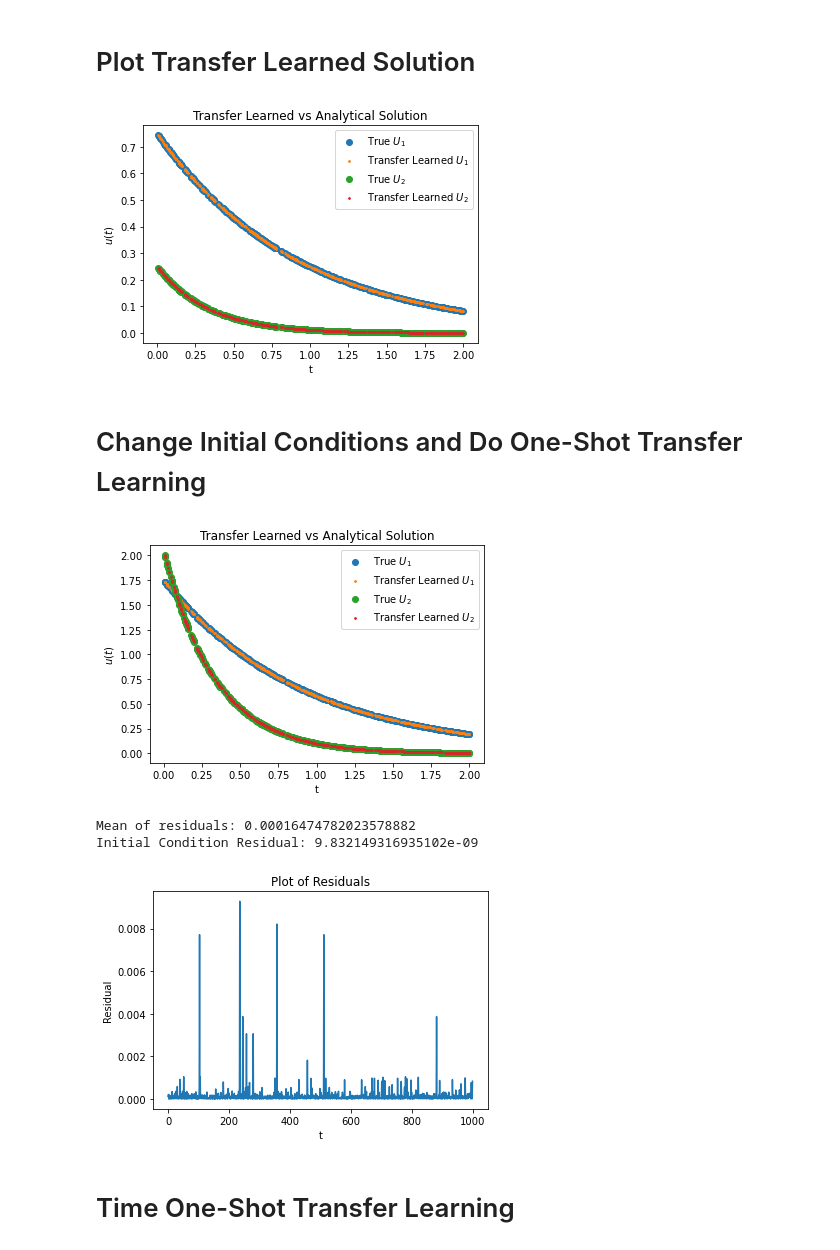
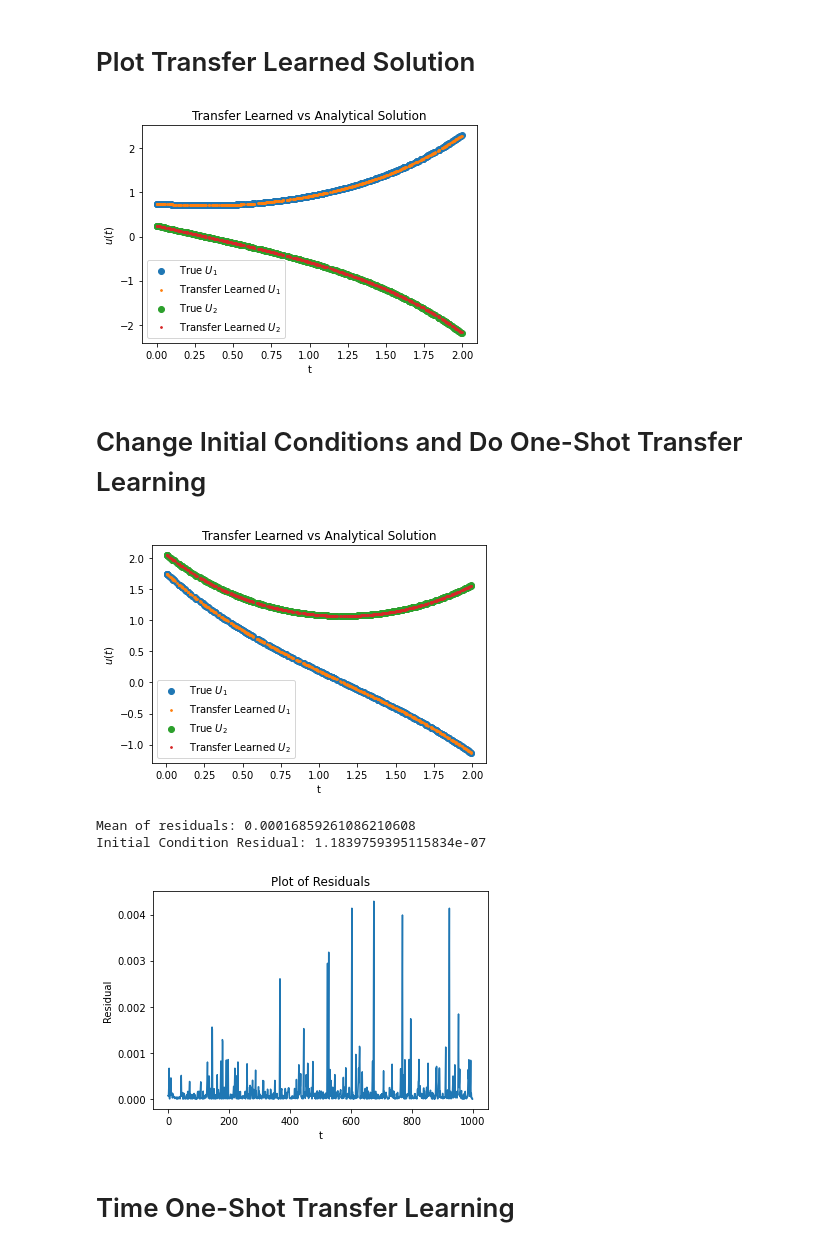
Before and after one commit to Hari-Raval/Harvard-Thesis, a Jupyter notebook: src/transfer_learning_two_linear_ode/system_linear_ode_with_transfer_learning-v2.ipynb, the cells around one changed output. Cells and saved outputs as stored; diff of their text form; code cells hidden in the pictures.

```diff
--- a/src/transfer_learning_two_linear_ode/system_linear_ode_with_transfer_learning-v2.ipynb
+++ b/src/transfer_learning_two_linear_ode/system_linear_ode_with_transfer_learning-v2.ipynb
@@ -288,3 +290,8 @@ tensor([[0.7500],
+# %%
+A = A_coupled_2_eq_easy
+true_funct = true_coupled_2_eq_easy
+num_heads = 4
+head_to_track = 'head 2'
 # %% [markdown]
 # Run Models
 # %%
@@ -327,14 +335,17 @@ t_eval = torch.arange(0, 2, 0.001, requires_grad=True)
 t_eval = t_eval[rng.integers(low=0, high=2000, size=500)]
 t_eval = t_eval.reshape(-1, 1)
 
+# pick an initial condition
+v = v_list[-1]
+
 # forward pass with t_eval to extract H
-output, H = model_2_non_coup(t_eval)
+output, H = trained_model(t_eval)
 # reshape "H" to 2 x d
 H = H.reshape(-1, num_equations, hid_lay[-1] // num_equations)
 H = torch.cat((torch.ones(len(t_eval), num_equations, 1), H), 2)
 # %%
 # compute dH_dt (note: time intensive due to large jacobian calculation)
-model_2_non_coup_H = lambda x: model_2_non_coup(x)[1]
-dH_dt = torch.autograd.functional.jacobian(model_2_non_coup_H, t_eval, create_graph=True).sum(axis=2)
+trained_model_H_only = lambda x: trained_model(x)[1]
+dH_dt = torch.autograd.functional.jacobian(trained_model_H_only, t_eval, create_graph=True).sum(axis=2)
 dH_dt_new = dH_dt.reshape(-1, num_equations, hid_lay[-1] // num_equations)
 dH_dt_new = torch.cat((torch.zeros(len(t_eval), num_equations, 1), dH_dt_new), 2)
@@ -343,13 +362,13 @@ dH_dt_new = torch.cat((torch.zeros(len(t_eval), num_equations, 1), dH_dt_new), 2
 dH_dt_times_dH_dt_T = torch.matmul(dH_dt_new.mT, dH_dt_new)
 
 # compute dH_dt * A * H
-dH_dt_times_A_times_H = torch.matmul(torch.matmul(dH_dt_new.mT, A_non_coupled_2_eq), H)
+dH_dt_times_A_times_H = torch.matmul(torch.matmul(dH_dt_new.mT, A), H)
 
 # compute H * A.T * dH_dt
-H_times_A_T_times_dH_dt = torch.matmul(torch.matmul(H.mT, A_non_coupled_2_eq.T), dH_dt_new)
+H_times_A_T_times_dH_dt = torch.matmul(torch.matmul(H.mT, A.T), dH_dt_new)
 
 # compute H.T * A.T * A * H
-H_T_times_A_T_times_A_times_H = torch.matmul(torch.matmul(torch.matmul(H.mT, A_non_coupled_2_eq.T), A_non_coupled_2_eq), H)
+H_T_times_A_T_times_A_times_H = torch.matmul(torch.matmul(torch.matmul(H.mT, A.T), A), H)
 
 # compute the "summation portion" of the M matrix
 M_sum_terms = dH_dt_times_dH_dt_T + dH_dt_times_A_times_H + H_times_A_T_times_dH_dt + H_T_times_A_T_times_A_times_H
@@ -357,13 +376,15 @@ M_sum_terms = M_sum_terms.sum(axis=0)
 M_sum_terms = M_sum_terms / len(t_eval)
 
 # evalute model at t = 0
-output_0, H_0 = model_2_non_coup(torch.tensor([[0.]], dtype=torch.float32, requires_grad=True))
+output_0, H_0 = trained_model(torch.tensor([[0.]], dtype=torch.float32, requires_grad=True))
 # reshape "H" to 2 x d
 H_0 = H_0.reshape(-1, num_equations, hid_lay[-1] // num_equations)
 H_0 = torch.cat((torch.ones(1, num_equations, 1), H_0), 2).squeeze()
 
+H_0 = H_0.unsqueeze(dim=0) if num_equations == 1 else H_0
+
 # compute H_0.T * H_0
-H_0_T_times_H_0 = torch.matmul(H_0.mT, H_0)
+H_0_T_times_H_0 = torch.matmul(H_0.mT, H_0) # originally: H_0_T_times_H_0 = torch.matmul(H_0.mT, H_0)
 
 # compute the "M" matrix and invert it
 M = M_sum_terms + H_0_T_times_H_0
@@ -381,46 +402,38 @@ W_out shape:  torch.Size([65, 1])
 u_transfer = torch.matmul(H, W_out).squeeze()
 
 # plot analytical and transfer learned solution
-plt.scatter(t_eval.detach().numpy(), true_f1_non_coupled_2_eq(t_eval.detach().numpy()), label= 'True $U_1$');
+plt.scatter(t_eval.detach().numpy(), true_funct[0](t_eval.detach().numpy(), v), label= 'True $U_1$');
 plt.scatter(t_eval.detach().numpy(), u_transfer[:, 0].detach().numpy(), label='Transfer Learned $U_1$', s=3);
-plt.scatter(t_eval.detach().numpy(), true_f2_non_coupled_2_eq(t_eval.detach().numpy()), label= 'True $U_2$');
+plt.scatter(t_eval.detach().numpy(), true_funct[1](t_eval.detach().numpy(), v), label= 'True $U_2$');
 plt.scatter(t_eval.detach().numpy(), u_transfer[:, 1].detach().numpy(), label='Transfer Learned $U_2$', s=3);
 plt.xlabel("t")
 plt.ylabel("$u(t)$")
 plt.title("Transfer Learned vs Analytical Solution")
 plt.legend();
 # %% [output]
-[figure, old version]
+[figure, new version]
 # %% [markdown]
 # Change Initial Conditions and Do One-Shot Transfer Learning
 # %%
 # v_transfer = torch.tensor([[-2.86], [20.05]])
 v_transfer = torch.tensor([[1.75], [2.05]])
-# true_f1_coupled_2_eq_transfer = lambda x: (0.5 * v_transfer[0] * np.exp(-1.1 * x) * (np.exp(2.2 * x) + 1) - (0.5 * v_transfer[1] * np.exp(-1.1 * x) * (np.exp(2.2 * x) - 1))).numpy()
-# true_f2_coupled_2_eq_transfer = lambda x: (0.5 * v_transfer[1] * np.exp(-1.1 * x) * (np.exp(2.2 * x) + 1) - (0.5 * v_transfer[0] * np.exp(-1.1 * x) * (np.exp(2.2 * x) - 1))).numpy()
-true_f1_coupled_2_eq_transfer = lambda x: (0.5 * v_transfer[0] * np.exp(-1.28452 * x) * (np.exp(2.56905 * x) + 1) - (0.428174 * v_transfer[1] * np.exp(-1.28452 * x) * (np.exp(2.56905 * x) - 1))).numpy()
-true_f2_coupled_2_eq_transfer = lambda x: (0.5 * v_transfer[1] * np.exp(-1.28452 * x) * (np.exp(2.56905 * x) + 1) - (0.583874 * v_transfer[0] * np.exp(-1.28452 * x) * (np.exp(2.56905 * x) - 1))).numpy()
-
-true_f1_non_coupled_2_eq = lambda x: (v_transfer[0] * np.exp(-1.1 * x)).numpy()
-true_f2_non_coupled_2_eq = lambda x: (v_transfer[1] * np.exp(-3 * x)).numpy()
-
 
 W_out_transfer = torch.matmul(torch.matmul(M_inv, H_0.T), v_transfer)
 u_transfer_initial_change = torch.matmul(H, W_out_transfer).squeeze()
 
-plt.scatter(t_eval.detach().numpy(), true_f1_non_coupled_2_eq(t_eval.detach().numpy()), label='True $U_1$');
+plt.scatter(t_eval.detach().numpy(), true_funct[0](t_eval.detach().numpy(), v_transfer), label='True $U_1$');
 plt.scatter(t_eval.detach().numpy(), u_transfer_initial_change[:, 0].detach().numpy(), label='Transfer Learned $U_1$', s=3);
-plt.scatter(t_eval.detach().numpy(), true_f2_non_coupled_2_eq(t_eval.detach().numpy()), label='True $U_2$');
+plt.scatter(t_eval.detach().numpy(), true_funct[1](t_eval.detach().numpy(), v_transfer), label='True $U_2$');
 plt.scatter(t_eval.detach().numpy(), u_transfer_initial_change[:, 1].detach().numpy(), label='Transfer Learned $U_2$', s=3);
 plt.xlabel("t")
 plt.ylabel("$u(t)$")
 plt.title("Transfer Learned vs Analytical Solution")
 plt.legend();
 # %% [output]
-[figure, old version]
+[figure, new version]
 # %%
 # compute the residuals to determine effectiveness of transfer learning when changing initial condition
-residuals = ((torch.matmul(dH_dt_new, W_out_transfer) + torch.matmul(A_non_coupled_2_eq, torch.matmul(H, W_out_transfer))).squeeze()) ** 2
+residuals = ((torch.matmul(dH_dt_new, W_out_transfer) + torch.matmul(A, torch.matmul(H, W_out_transfer))).squeeze()) ** 2
 residuals = residuals.reshape(-1, 1).detach().numpy()
 
 print(f"Mean of residuals: {residuals.mean()}")
@@ -433,9 +446,9 @@ plt.xlabel("t")
 plt.ylabel("Residual")
 plt.title("Plot of Residuals");
 # %% [output]
-Mean of residuals: 0.00016474782023578882
-Initial Condition Residual: 9.832149316935102e-09
+Mean of residuals: 0.00016859261086210608
+Initial Condition Residual: 1.1839759395115834e-07
-[figure, old version]
+[figure, new version]
 # %% [markdown]
 # Time One-Shot Transfer Learning
 # %%
```
Also changed, not shown: parts of 11 cells of this notebook.
